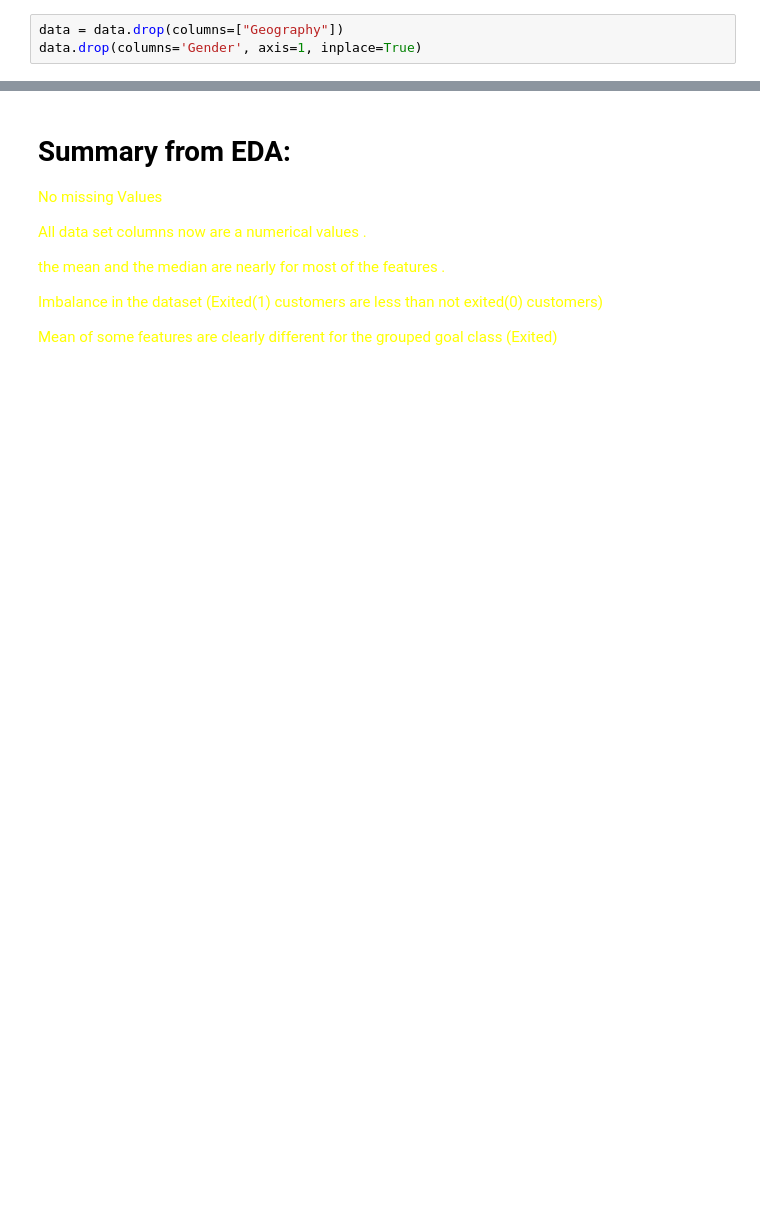
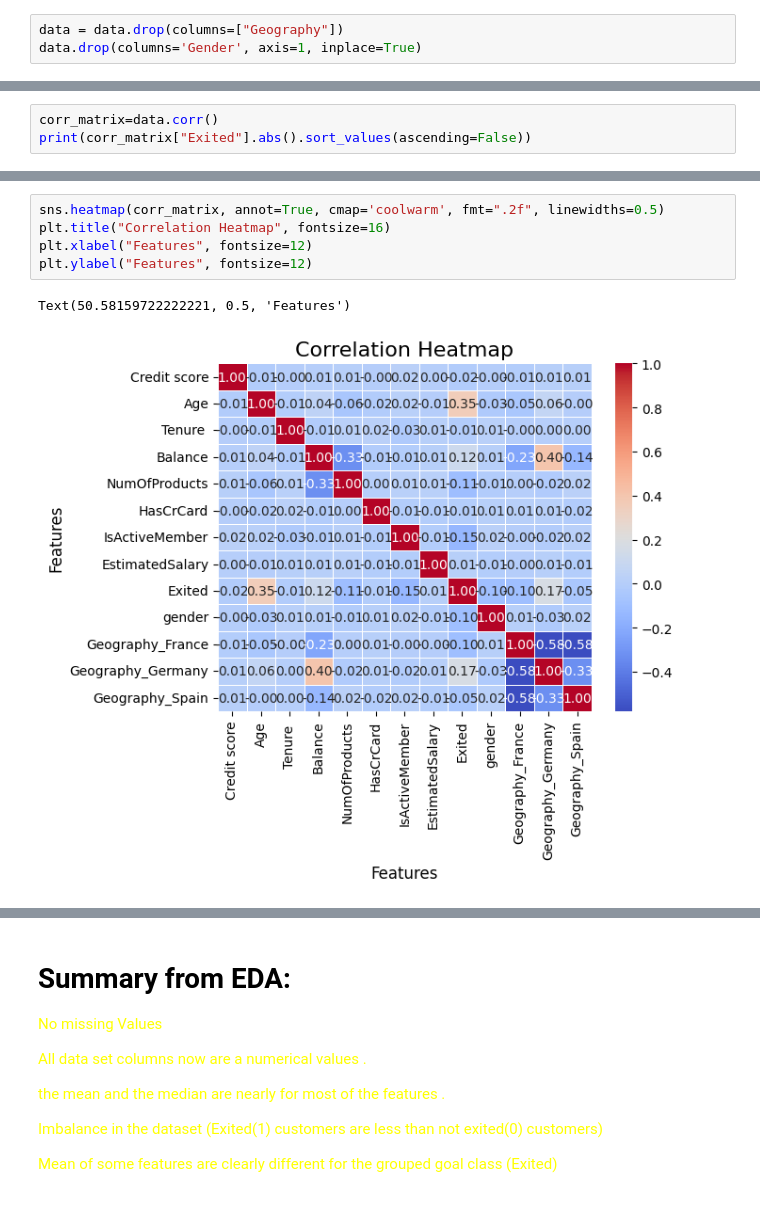
Before and after one commit to saeed159/Customer-churn-prediction-and-Analysis, a Jupyter notebook: EDA_Bank_Customers_Churn.ipynb, the cells around one changed output, grey strips where cells are left out. Drawn from its saved outputs; the diff is of its cells as text; blank space fills up the shorter version.

Commit message:
correlation and Heatmap Add

```diff
--- a/EDA_Bank_Customers_Churn.ipynb
+++ b/EDA_Bank_Customers_Churn.ipynb
@@ -551,0 +564,3 @@ data.drop(columns='Gender', axis=1, inplace=True)
+# %%
+corr_matrix=data.corr()
+print(corr_matrix["Exited"].abs().sort_values(ascending=False))
@@ -551,0 +582,8 @@ data.drop(columns='Gender', axis=1, inplace=True)
+# %%
+sns.heatmap(corr_matrix, annot=True, cmap='coolwarm', fmt=".2f", linewidths=0.5)
+plt.title("Correlation Heatmap", fontsize=16)
+plt.xlabel("Features", fontsize=12)
+plt.ylabel("Features", fontsize=12)
+# %% [output]
+Text(50.58159722222221, 0.5, 'Features')
+[figure, added]
```
Also changed, not shown: parts of 6 cells of this notebook.
